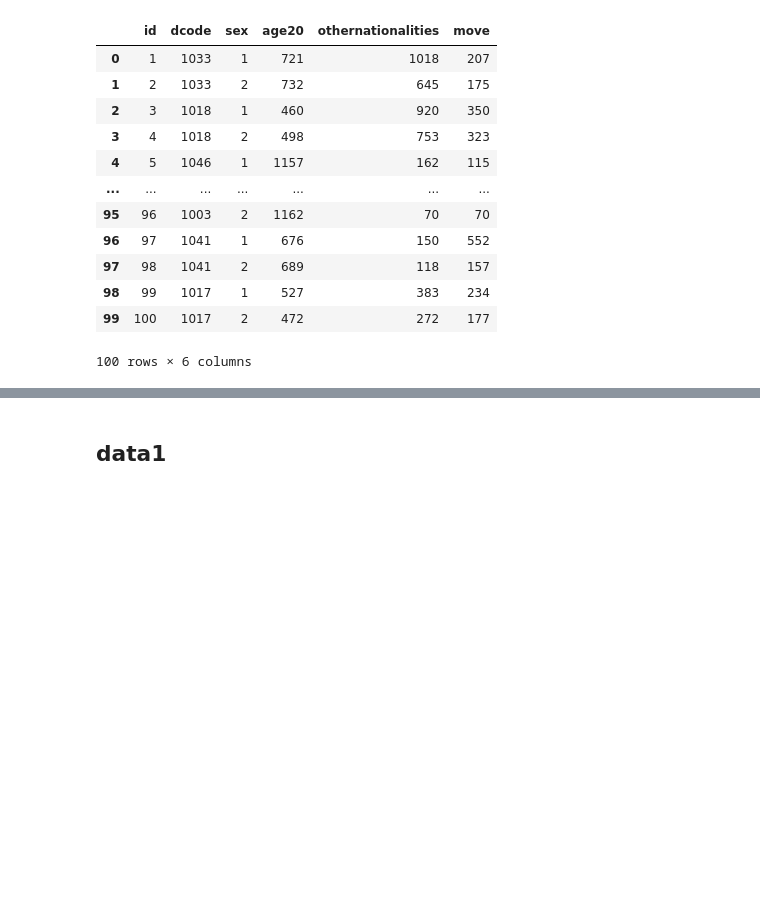
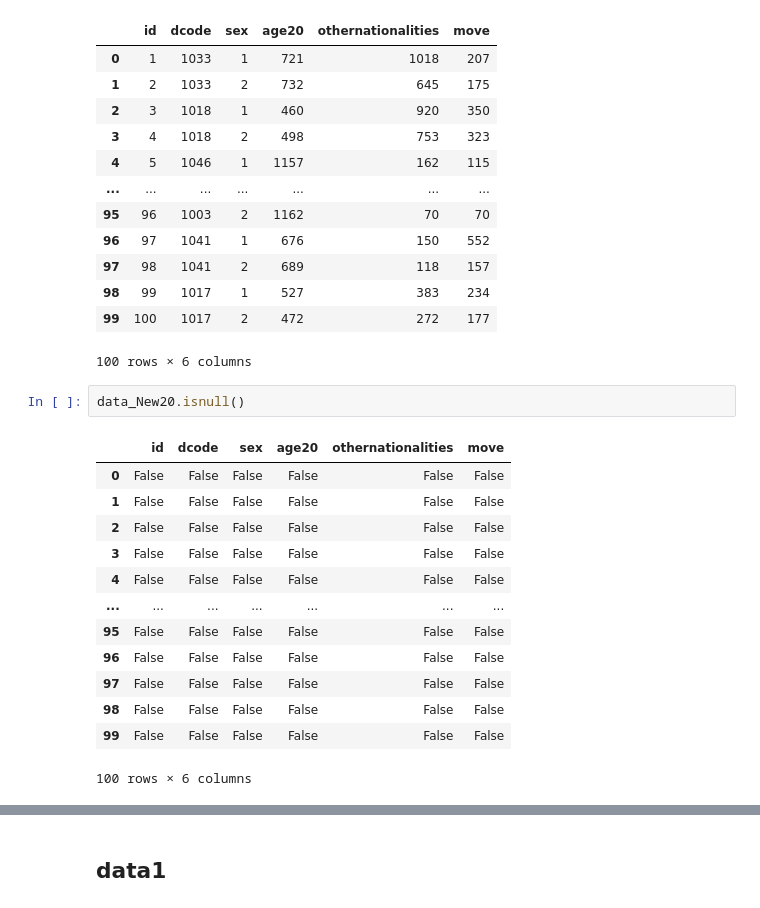
Before and after one commit to kittikhun62/DWDM21, a Jupyter notebook: project.ipynb, the cells around one changed output, grey strips where cells are left out. Saved outputs shown, nothing was run; the diff lists cells and outputs as text; blank space fills up the shorter version.

```diff
--- a/project.ipynb
+++ b/project.ipynb
@@ -71,3 +71,19 @@ data_New20 #เลือกเฉพาะคอลัมที่ต้อง
 | 98 | 99 | 1017 | 1 | 527 | 383 | 234 |
 | 99 | 100 | 1017 | 2 | 472 | 272 | 177 |
 100 rows × 6 columns
+# %%
+data_New20.isnull()
+# %% [output]
+|  | id | dcode | sex | age20 | othernationalities | move |
+| 0 | False | False | False | False | False | False |
+| 1 | False | False | False | False | False | False |
+| 2 | False | False | False | False | False | False |
+| 3 | False | False | False | False | False | False |
+| 4 | False | False | False | False | False | False |
+| ... | ... | ... | ... | ... | ... | ... |
+| 95 | False | False | False | False | False | False |
+| 96 | False | False | False | False | False | False |
+| 97 | False | False | False | False | False | False |
+| 98 | False | False | False | False | False | False |
+| 99 | False | False | False | False | False | False |
+100 rows × 6 columns
```
Also changed, not shown: parts of 7 cells of this notebook.
